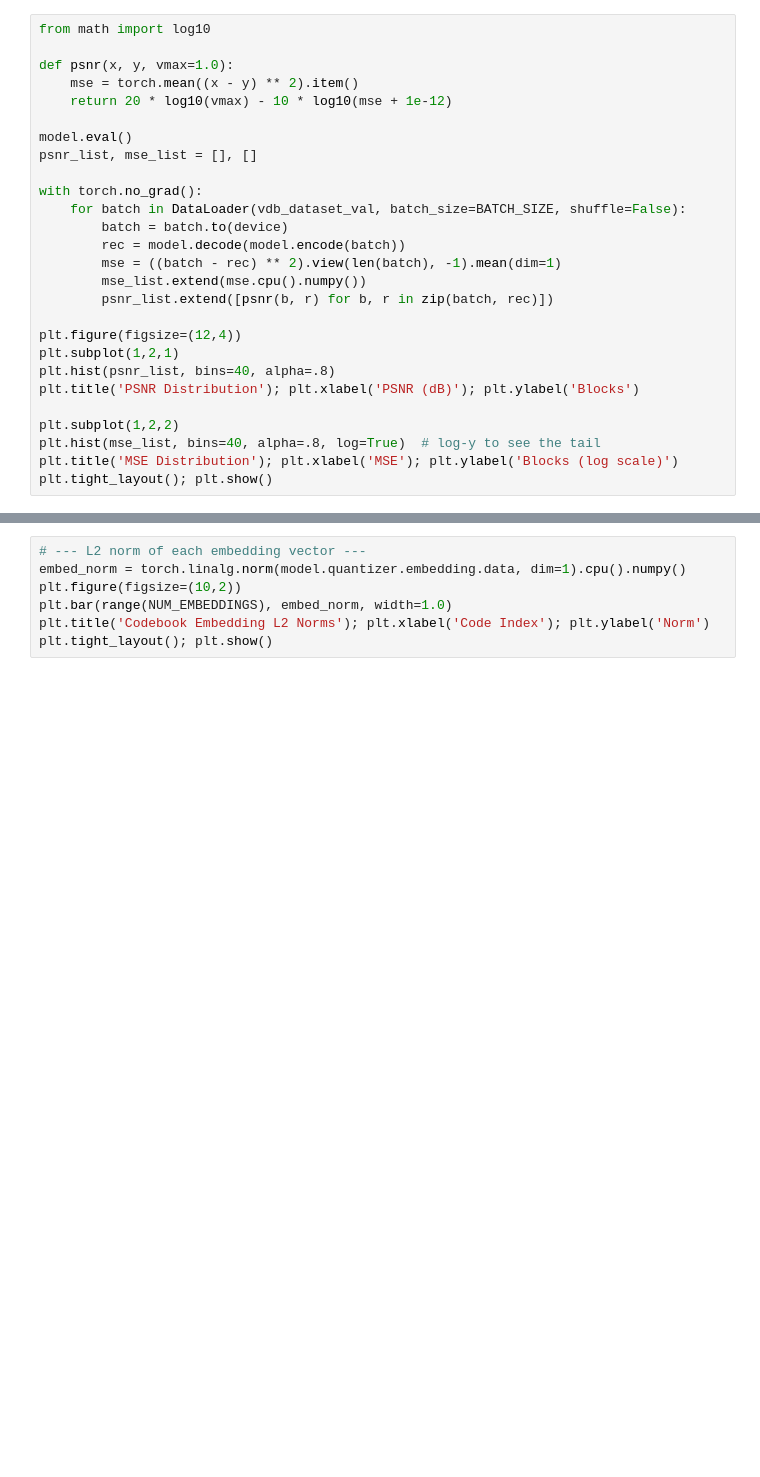
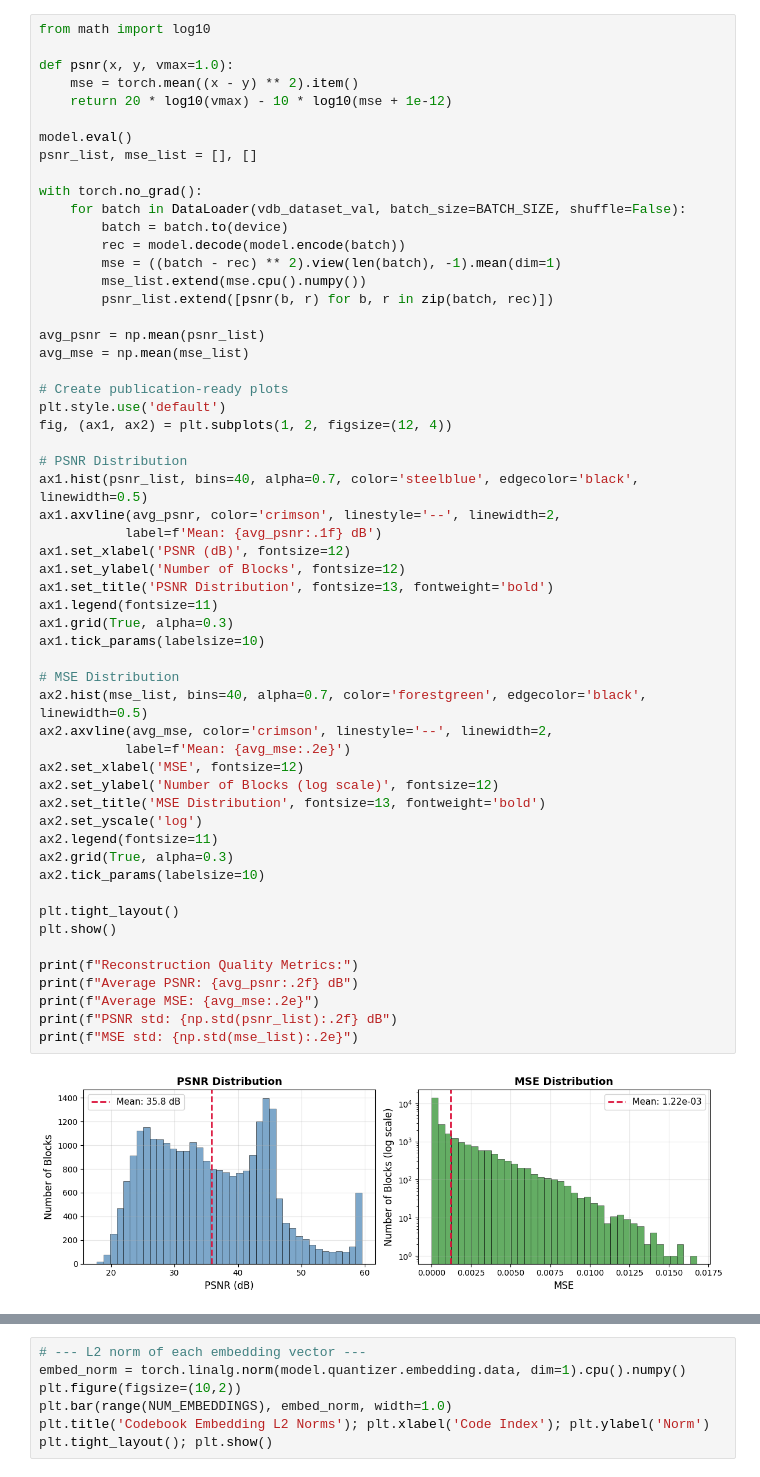
Before and after one commit to ZephirFXEC/VQVDB, a Jupyter notebook: notebook.ipynb, the cells around one changed output, grey strips where cells are left out. Cells and saved outputs as stored; diff of their text form; blank space fills up the shorter version.

```diff
--- a/notebook.ipynb
+++ b/notebook.ipynb
@@ -465,27 +626,58 @@ print(f"Active-code ratio  : {active_ratio*100:.1f}%")
 # %%
 from math import log10
 
 def psnr(x, y, vmax=1.0):
     mse = torch.mean((x - y) ** 2).item()
     return 20 * log10(vmax) - 10 * log10(mse + 1e-12)
 
 model.eval()
 psnr_list, mse_list = [], []
 
 with torch.no_grad():
     for batch in DataLoader(vdb_dataset_val, batch_size=BATCH_SIZE, shuffle=False):
         batch = batch.to(device)
         rec = model.decode(model.encode(batch))
         mse = ((batch - rec) ** 2).view(len(batch), -1).mean(dim=1)
         mse_list.extend(mse.cpu().numpy())
         psnr_list.extend([psnr(b, r) for b, r in zip(batch, rec)])
 
-plt.figure(figsize=(12,4))
-plt.subplot(1,2,1)
-plt.hist(psnr_list, bins=40, alpha=.8)
-plt.title('PSNR Distribution'); plt.xlabel('PSNR (dB)'); plt.ylabel('Blocks')
+avg_psnr = np.mean(psnr_list)
+avg_mse = np.mean(mse_list)
 
-plt.subplot(1,2,2)
-plt.hist(mse_list, bins=40, alpha=.8, log=True)  # log-y to see the tail
-plt.title('MSE Distribution'); plt.xlabel('MSE'); plt.ylabel('Blocks (log scale)')
-plt.tight_layout(); plt.show()
+# Create publication-ready plots
+plt.style.use('default')
+fig, (ax1, ax2) = plt.subplots(1, 2, figsize=(12, 4))
+
+# PSNR Distribution
+ax1.hist(psnr_list, bins=40, alpha=0.7, color='steelblue', edgecolor='black', linewidth=0.5)
+ax1.axvline(avg_psnr, color='crimson', linestyle='--', linewidth=2,
+           label=f'Mean: {avg_psnr:.1f} dB')
+ax1.set_xlabel('PSNR (dB)', fontsize=12)
+ax1.set_ylabel('Number of Blocks', fontsize=12)
+ax1.set_title('PSNR Distribution', fontsize=13, fontweight='bold')
+ax1.legend(fontsize=11)
+ax1.grid(True, alpha=0.3)
+ax1.tick_params(labelsize=10)
+
+# MSE Distribution
+ax2.hist(mse_list, bins=40, alpha=0.7, color='forestgreen', edgecolor='black', linewidth=0.5)
+ax2.axvline(avg_mse, color='crimson', linestyle='--', linewidth=2,
+           label=f'Mean: {avg_mse:.2e}')
+ax2.set_xlabel('MSE', fontsize=12)
+ax2.set_ylabel('Number of Blocks (log scale)', fontsize=12)
+ax2.set_title('MSE Distribution', fontsize=13, fontweight='bold')
+ax2.set_yscale('log')
+ax2.legend(fontsize=11)
+ax2.grid(True, alpha=0.3)
+ax2.tick_params(labelsize=10)
+
+plt.tight_layout()
+plt.show()
+
+print(f"Reconstruction Quality Metrics:")
+print(f"Average PSNR: {avg_psnr:.2f} dB")
+print(f"Average MSE: {avg_mse:.2e}")
+print(f"PSNR std: {np.std(psnr_list):.2f} dB")
+print(f"MSE std: {np.std(mse_list):.2e}")
+# %% [output]
+[figure, added]
```
Also changed, not shown: parts of 13 cells of this notebook, 4 other files.
